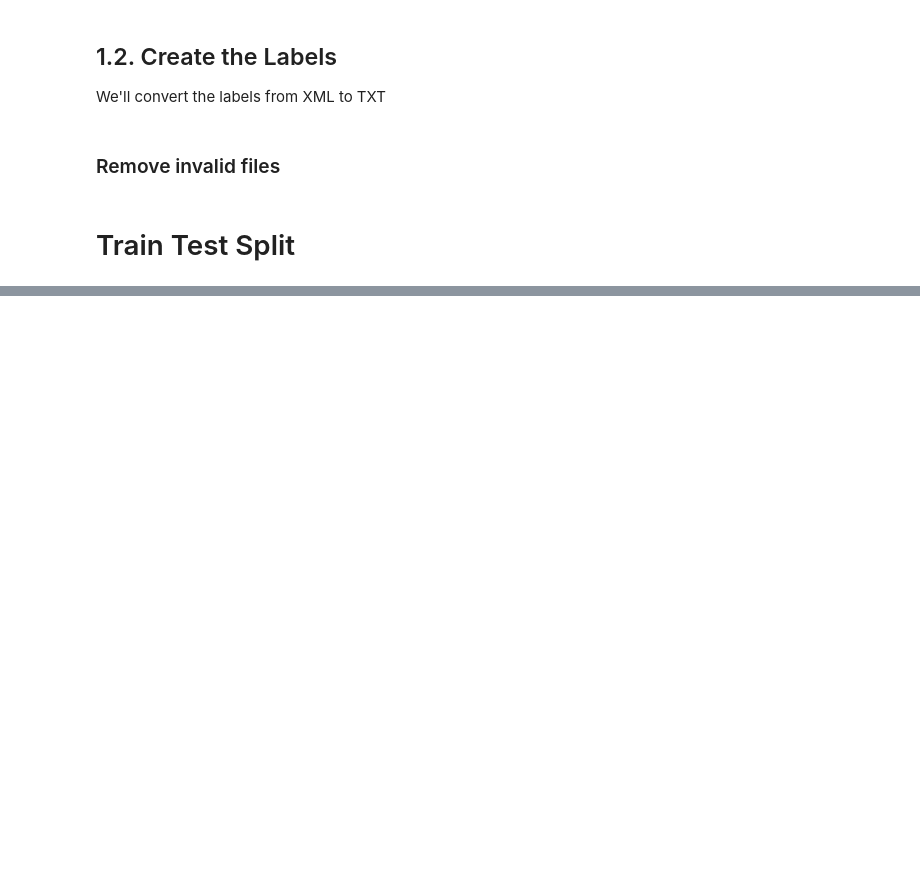
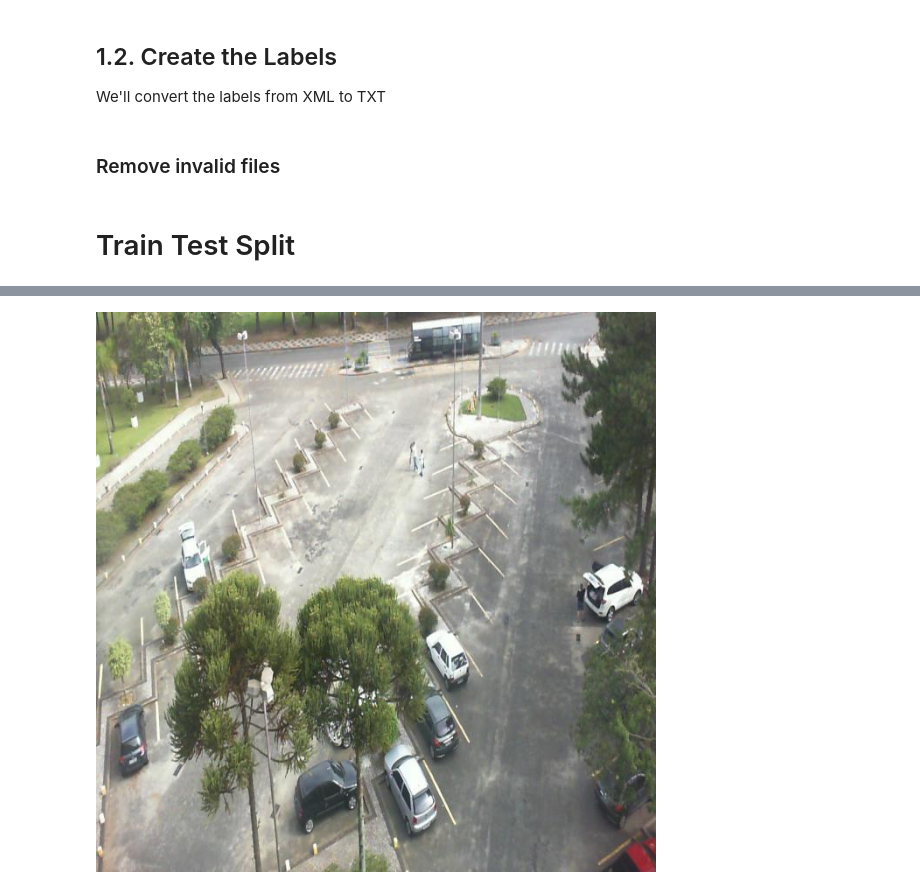
Before and after one commit to rubentorres-developer/DeepLearning-Project, a Jupyter notebook: main.ipynb, the cells around one changed output, grey strips where cells are left out. Saved outputs shown, nothing was run; the diff lists cells and outputs as text; code cells hidden in the pictures; blank space fills up the shorter version.

Commit message:
adding chapter related with the model

```diff
--- a/main.ipynb
+++ b/main.ipynb
@@ -152,0 +210,14 @@ print("Splitting complete!")
+# %%
+
+test_images_directory = "./datasets/testing/images"
+
+image_files = [f for f in os.listdir(test_images_directory) if f.lower().endswith(".jpg")]
+
+random_image_filename = random.choice(image_files)
+random_image_path = os.path.join(test_images_directory, random_image_filename)
+
+results = model.predict(random_image_path)
+
+result = results[0]
+
+print(len(result.boxes))
@@ -152,0 +254,6 @@ print("Splitting complete!")
+# %%
+# Original image
+
+Image.open(random_image_path)
+# %% [output]
+[figure, added]
```
Also changed, not shown: parts of 12 cells of this notebook.
